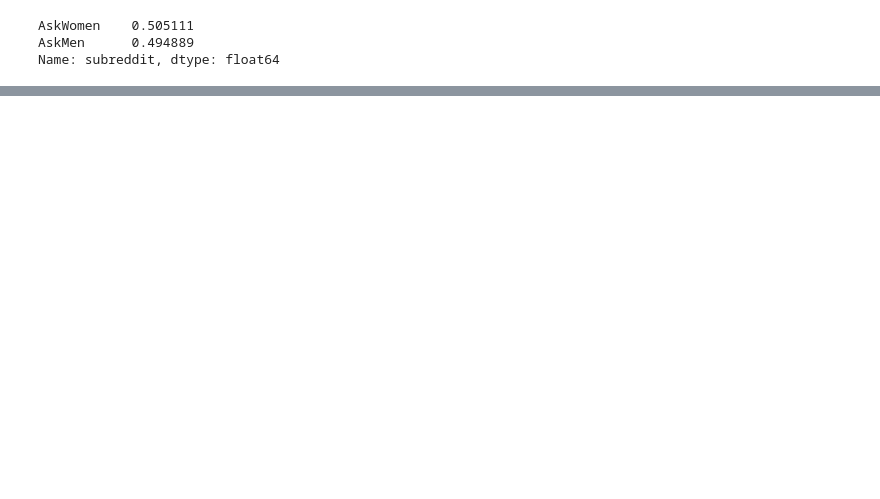
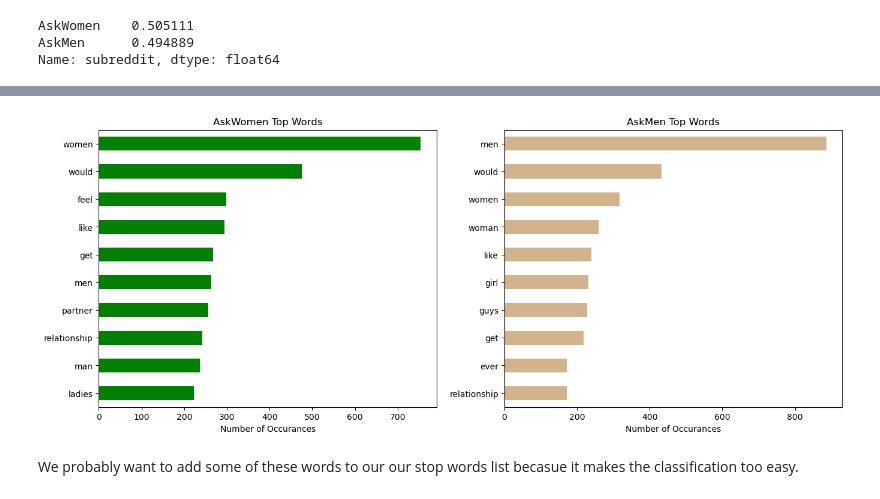
Before and after one commit to vedapatel99/Reddit-NLP, a Jupyter notebook: notebooks/02_data_cleaning_eda.ipynb, the cells around one changed output, grey strips where cells are left out. Saved outputs shown, nothing was run; the diff lists cells and outputs as text; code cells hidden in the pictures; blank space fills up the shorter version.

```diff
--- a/notebooks/02_data_cleaning_eda.ipynb
+++ b/notebooks/02_data_cleaning_eda.ipynb
@@ -41,0 +138,28 @@ Name: subreddit, dtype: float64
+# %%
+# looking at the top words
+
+cv= CountVectorizer(stop_words= stopwords.words("english"))
+
+women_cv= cv.fit_transform(women["title"])
+women_cv_df= pd.DataFrame(women_cv.todense(), columns= cv.get_feature_names_out())
+
+men_cv= cv.fit_transform(men["title"])
+men_cv_df= pd.DataFrame(men_cv.todense(), columns= cv.get_feature_names_out())
+# %%
+# using 5.5 nlp eda lesson
+
+fig, ax = plt.subplots(1, 2, figsize= (16,6))
+
+women_cv_df.sum().sort_values(ascending= False).head(10).plot(kind= "barh", ax=ax[0], color= "green")
+
+men_cv_df.sum().sort_values(ascending= False).head(10).plot(kind= "barh", ax=ax[1], color= "tan")
+
+ax[0].set(xlabel='Number of Occurances', title= "AskWomen Top Words")
+ax[1].set(xlabel='Number of Occurances', title= "AskMen Top Words")
+
+ax[0].invert_yaxis()
+ax[1].invert_yaxis();
+# %% [output]
+[figure, added]
+# %% [markdown]
+We probably want to add some of these words to our our stop words list becasue it makes the classification too easy.
```
Also changed, not shown: parts of 23 cells of this notebook, 1 other file.
